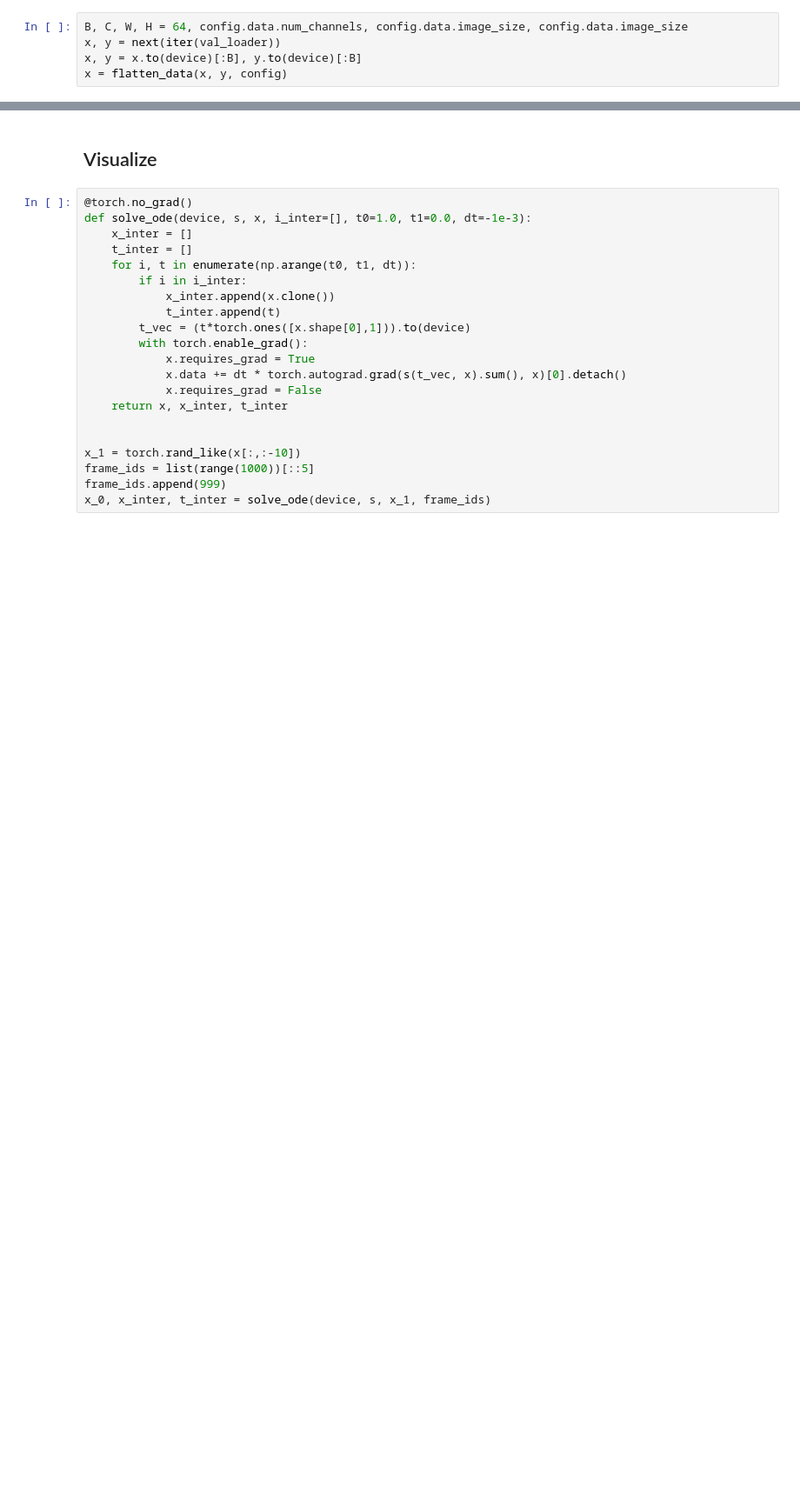
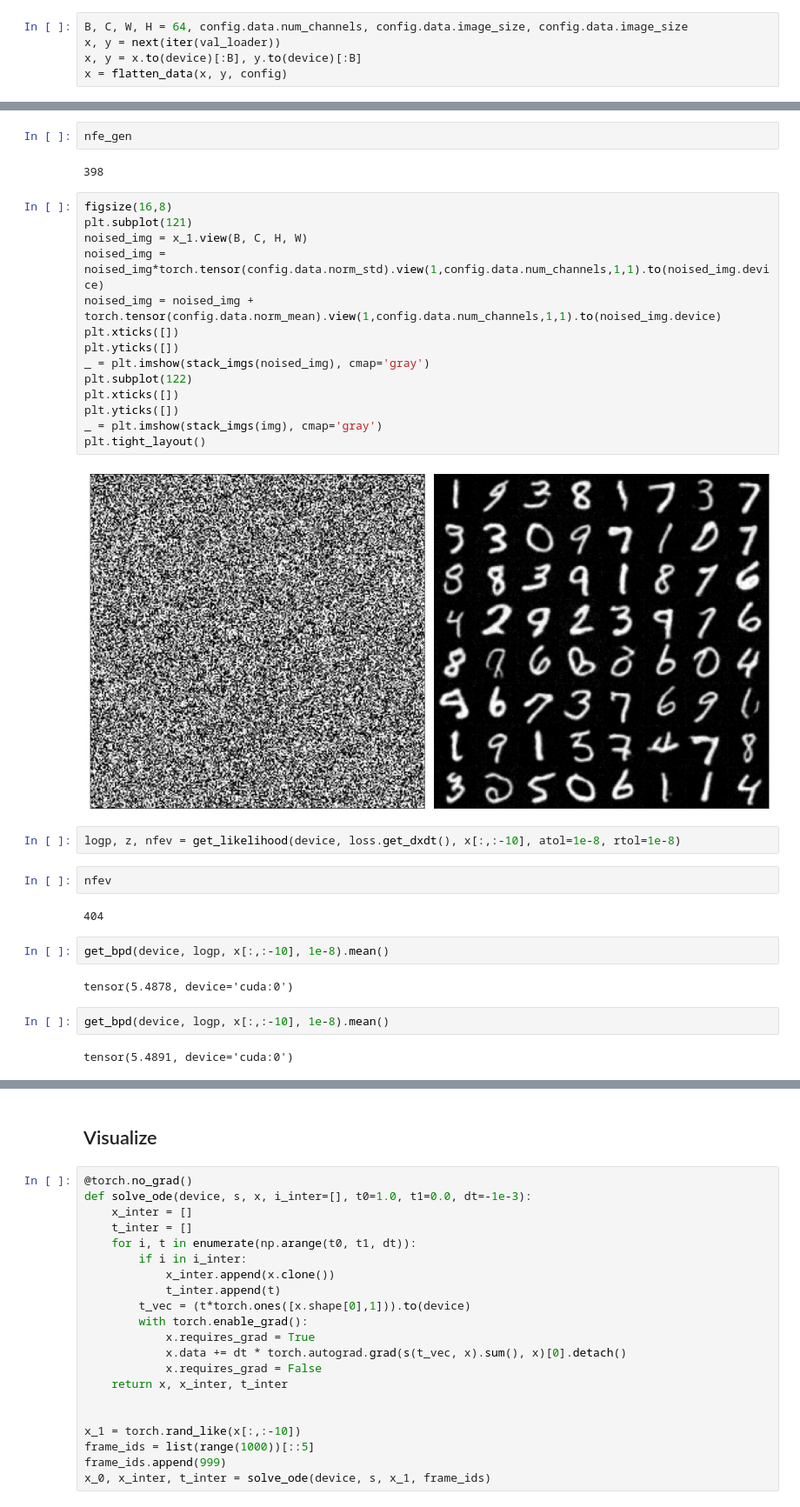
Before and after one commit to necludov/action-matching-pytorch, a Jupyter notebook: notebooks/evaluate.ipynb, the cells around one changed output, grey strips where cells are left out. Shown at 87% size. Saved outputs shown, nothing was run; the diff lists cells and outputs as text; blank space fills up the shorter version.

```diff
--- a/notebooks/evaluate.ipynb
+++ b/notebooks/evaluate.ipynb
@@ -133,0 +135,34 @@ plt.tight_layout()
+# %%
+nfe_gen
+# %% [output]
+398
+# %%
+figsize(16,8)
+plt.subplot(121)
+noised_img = x_1.view(B, C, H, W)
+noised_img = noised_img*torch.tensor(config.data.norm_std).view(1,config.data.num_channels,1,1).to(noised_img.device)
+noised_img = noised_img + torch.tensor(config.data.norm_mean).view(1,config.data.num_channels,1,1).to(noised_img.device)
+plt.xticks([])
+plt.yticks([])
+_ = plt.imshow(stack_imgs(noised_img), cmap='gray')
+plt.subplot(122)
+plt.xticks([])
+plt.yticks([])
+_ = plt.imshow(stack_imgs(img), cmap='gray')
+plt.tight_layout()
+# %% [output]
+[figure, added]
+# %%
+logp, z, nfev = get_likelihood(device, loss.get_dxdt(), x[:,:-10], atol=1e-8, rtol=1e-8)
+# %%
+nfev
+# %% [output]
+404
+# %%
+get_bpd(device, logp, x[:,:-10], 1e-8).mean()
+# %% [output]
+tensor(5.4878, device='cuda:0')
+# %%
+get_bpd(device, logp, x[:,:-10], 1e-8).mean()
+# %% [output]
+tensor(5.4891, device='cuda:0')
```
Also changed, not shown: parts of 7 cells of this notebook, 10 other files.
